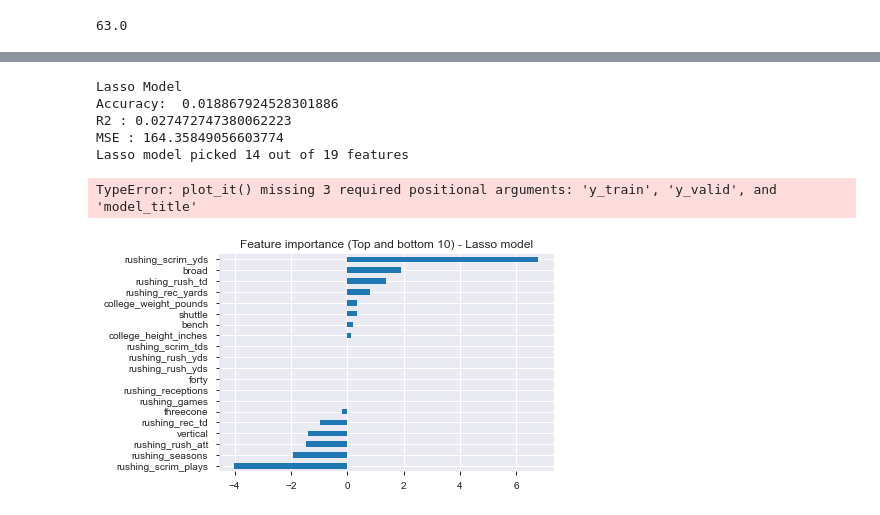
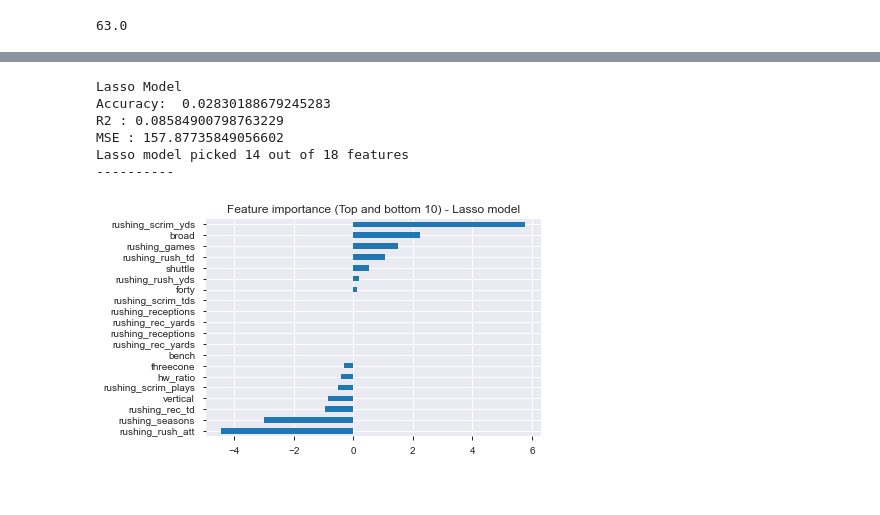
Before and after one commit to mmcelhan/nfl_capstone, a Jupyter notebook: ML/InitialModelFMS.ipynb, the cells around one changed output, grey strips where cells are left out. Saved outputs shown, nothing was run; the diff lists cells and outputs as text; code cells hidden in the pictures.

```diff
--- a/ML/InitialModelFMS.ipynb
+++ b/ML/InitialModelFMS.ipynb
@@ -107,7 +126,14 @@ none_dict = {'espn_id': 0,
     'broad': dataset['broad'].mean(),
     'threecone': dataset['threecone'].mean(),
     'shuttle': dataset['shuttle'].mean(),
-    'max_madden': dataset['max_madden'].min() - 10}
+    'max_madden': dataset['max_madden'].min() - 10,
+    'forty_zscore': dataset['forty_zscore'].mean(),
+    'vertical_zscore': dataset['vertical_zscore'].mean(),
+    'bench_zscore': dataset['bench_zscore'].mean(),
+    'broad_zscore': dataset['broad_zscore'].mean(),
+    'threecone_zscore': dataset['threecone_zscore'].mean(),
+    'shuttle_zscore': dataset['shuttle_zscore'].mean(),
+    'max_madden_zscore': dataset['max_madden_zscore'].min() - 1}
 
 print(none_dict)
 
@@ -192,18 +208,39 @@ Index(['espn_id', 'full_name', 'first_name', 'last_name', 'position',
        'selection_number', 'position_rank', 'position_group_rank',
        'section_rank', 'drafting_team', 'home_city', 'home_state',
        'home_country', 'college_weight_pounds', 'college_height_inches',
-       'forty', 'vertical', 'bench', 'broad', 'threecone', 'shuttle',
-       'rushing_games', 'rushing_rec_td', 'rushing_rec_yards',
+       'hw_ratio', 'forty', 'vertical', 'bench', 'broad', 'threecone',
+       'shuttle', 'rushing_games', 'rushing_rec_td', 'rushing_rec_yards',
        'rushing_receptions', 'rushing_rush_att', 'rushing_rush_td',
        'rushing_rush_yds', 'rushing_scrim_plays', 'rushing_scrim_tds',
-       'rushing_scrim_yds', 'rushing_seasons', 'max_madden', 'drafted']"""
+       'rushing_scrim_yds', 'rushing_seasons', 'max_madden',
+       'college_weight_pounds_zscore', 'college_height_inches_zscore',
+       'hw_ratio_zscore', 'forty_zscore', 'vertical_zscore', 'bench_zscore',
+       'broad_zscore', 'threecone_zscore', 'shuttle_zscore',
+       'rushing_games_zscore', 'rushing_rec_td_zscore',
+       'rushing_rec_yards_zscore', 'rushing_receptions_zscore',
+       'rushing_rush_att_zscore', 'rushing_rush_td_zscore',
+       'rushing_rush_yds_zscore', 'rushing_scrim_plays_zscore',
+       'rushing_scrim_tds_zscore', 'rushing_scrim_yds_zscore',
+       'rushing_seasons_zscore', 'max_madden_zscore', 'madden_cat']"""
 
-features = ['college_weight_pounds', 'college_height_inches',
-       'forty', 'vertical', 'bench', 'broad', 'threecone', 'shuttle',
-       'rushing_games', 'rushing_rec_td', 'rushing_rec_yards',
+
+features = ['hw_ratio', 'forty', 'vertical', 'bench', 'broad', 'threecone',
+       'shuttle', 'rushing_games', 'rushing_rec_td', 'rushing_rec_yards',
        'rushing_receptions', 'rushing_rush_att', 'rushing_rush_td',
        'rushing_rush_yds', 'rushing_scrim_plays', 'rushing_scrim_tds',
        'rushing_scrim_yds', 'rushing_seasons', 'madden_cat']
+
+z_features = ['hw_ratio_zscore', 'forty_zscore', 'vertical_zscore', 'bench_zscore',
+       'broad_zscore', 'threecone_zscore', 'shuttle_zscore',
+       'rushing_games_zscore', 'rushing_rec_td_zscore',
+       'rushing_rec_yards_zscore', 'rushing_receptions_zscore',
+       'rushing_rush_att_zscore', 'rushing_rush_td_zscore',
+       'rushing_rush_yds_zscore', 'rushing_scrim_plays_zscore',
+       'rushing_scrim_tds_zscore', 'rushing_scrim_yds_zscore',
+       'rushing_seasons_zscore', 'madden_cat']
+
+limit_features = ['rushing_rush_yds_zscore', 'rushing_scrim_yds_zscore', 'broad_zscore', 'rushing_receptions_zscore',
+'rushing_rush_att_zscore', 'rushing_scrim_plays_zscore', 'rushing_seasons_zscore', 'vertical_zscore', 'max_madden']
 # %%
 #create the dataset with the features we want to feed the model
 bl_data = dataset[features].copy()
@@ -289,26 +326,26 @@ def plot_it(y_train, y_valid, model_title):
 # %%
 #Lasso:
 alpha = 0.1
 lasso_model = Lasso(alpha=alpha).fit(X_train, Y_train)
 madden_predict = lasso_model.predict(X_validation)
 
 madden_predict = np.around(madden_predict, decimals = 0)
 
 print('Lasso Model')
 print('Accuracy:  ' + str(accuracy_score(Y_validation, madden_predict)))
 print('R2 : ' + str(r2_score(Y_validation, madden_predict)))
 print('MSE : ' + str(mean_squared_error(Y_validation, madden_predict)))
 plot_feat_import(lasso_model.coef_, 'Lasso')
-plot_it()
+#plot_it()
 print('----------')
 # %% [output]
 Lasso Model
-Accuracy:  0.018867924528301886
-R2 : 0.027472747380062223
-MSE : 164.35849056603774
-Lasso model picked 14 out of 19 features
+Accuracy:  0.02830188679245283
+R2 : 0.08584900798763229
+MSE : 157.87735849056602
+Lasso model picked 14 out of 18 features
+----------
-TypeError: plot_it() missing 3 required positional arguments: 'y_train', 'y_valid', and 'model_title'
-[figure, old version]
+[figure, new version]
 # %%
 #Lassocv:
 
```
Also changed, not shown: parts of 30 cells of this notebook, 1 other file.
